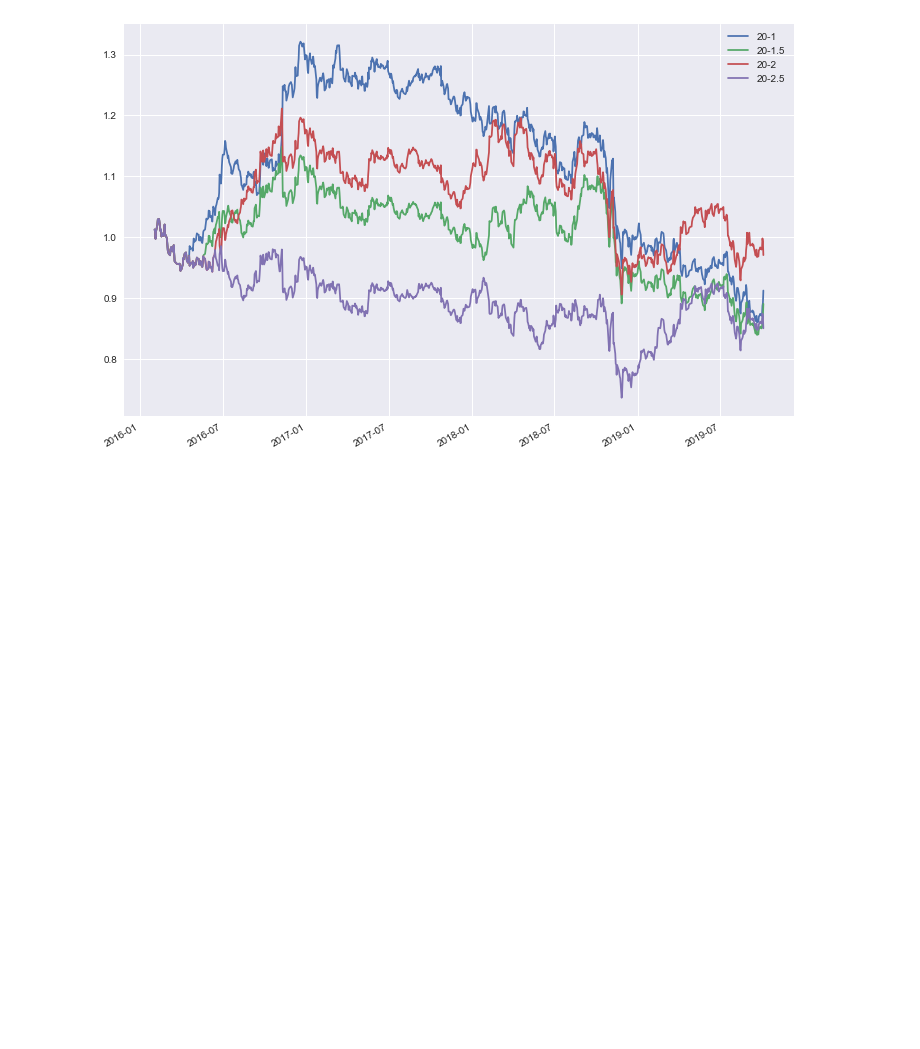
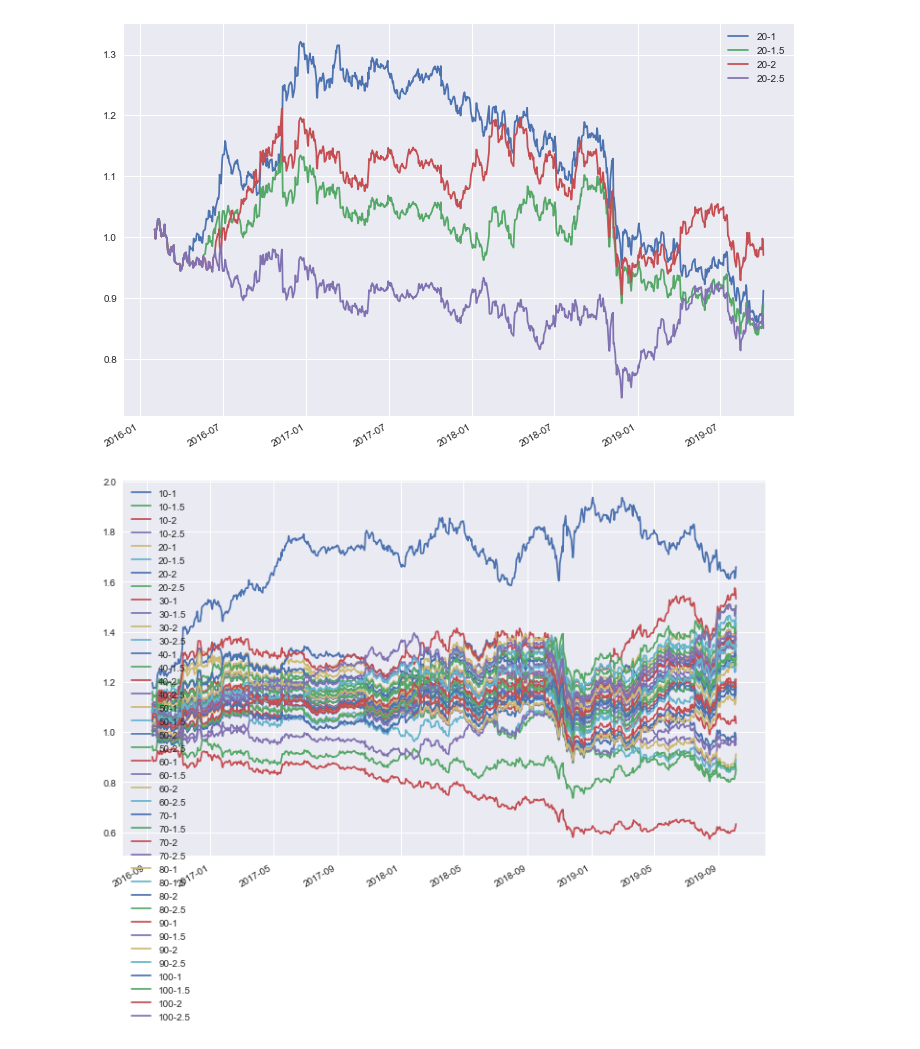
Before and after one commit to carlosdeoncedos/analisisideinversion19, a Jupyter notebook: 11.0OptimizarBollingerBands.ipynb, the cells around one changed output. Drawn from its saved outputs; the diff is of its cells as text; code cells hidden in the pictures; blank space fills up the shorter version.

```diff
--- a/11.0OptimizarBollingerBands.ipynb
+++ b/11.0OptimizarBollingerBands.ipynb
@@ -94,3 +102,18 @@ for sigma in [1, 1.5, 2, 2.5]:
 graficar(retornos)
 # %% [output]
 [figure]
+# %%
+retornos = crear_df_vacio(fecha)
+
+for pm in np.arange(10,101, 10):
+    for sigma in [1, 1.5, 2, 2.5]:
+
+        ipc = obtener_datos(accion, fecha)
+        ipc = calculos(ipc, pm, sigma)
+        ipc = estrategia(ipc)
+        ipc = back_testing(ipc)
+        retornos = resultados(ipc, retornos, pm, sigma)
+
+graficar(retornos)
+# %% [output]
+[figure, added]
```
Also changed, not shown: parts of 5 cells of this notebook.
